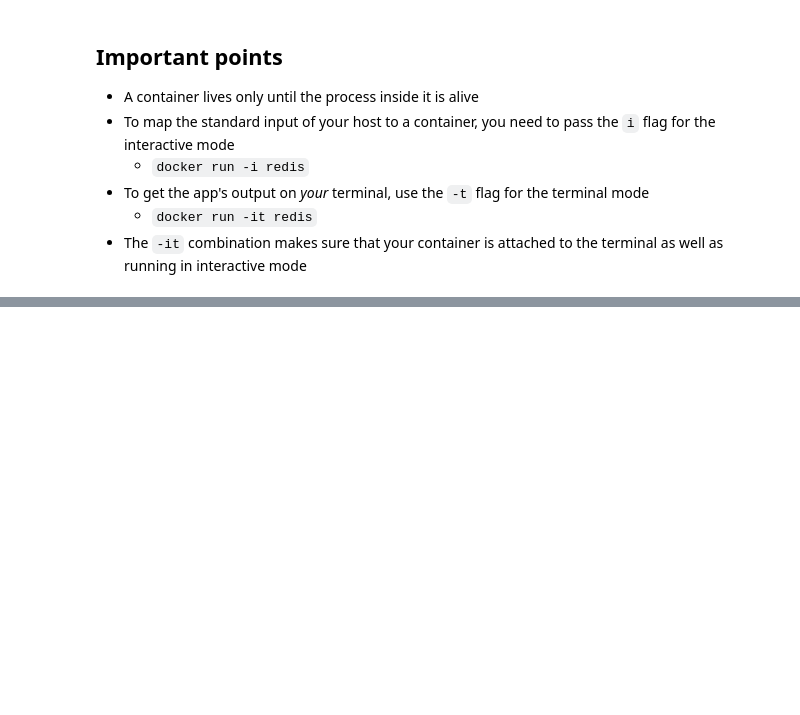
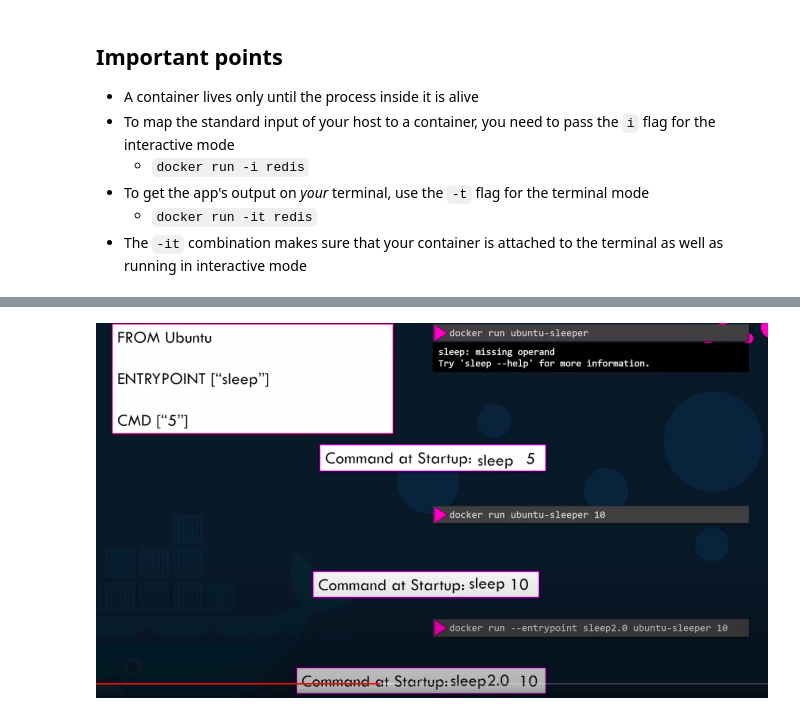
Before and after one commit to tanmay-kulkarni/blog, a Jupyter notebook: _notebooks/2022-06-01-Docker-Primer.ipynb, the cells around one changed output, grey strips where cells are left out. Saved outputs shown, nothing was run; the diff lists cells and outputs as text; code cells hidden in the pictures; blank space fills up the shorter version.

```diff
--- a/_notebooks/2022-06-01-Docker-Primer.ipynb
+++ b/_notebooks/2022-06-01-Docker-Primer.ipynb
@@ -60,0 +83,4 @@
+# %%
+Image("../images/entrypoint_and_cmd_2.png")
+# %% [output]
+[figure, added]
```
Also changed, not shown: parts of 7 cells of this notebook, 2 other files.
